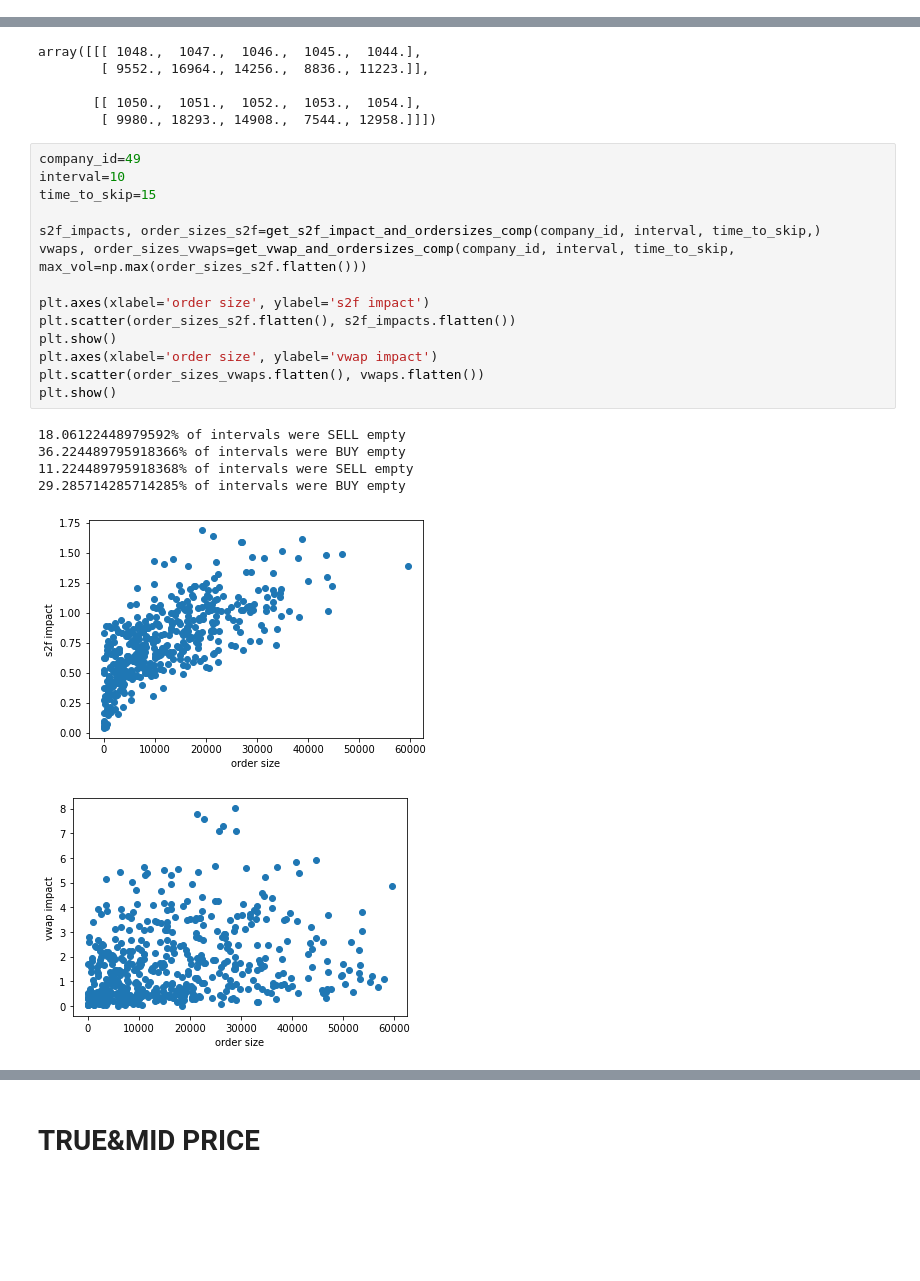
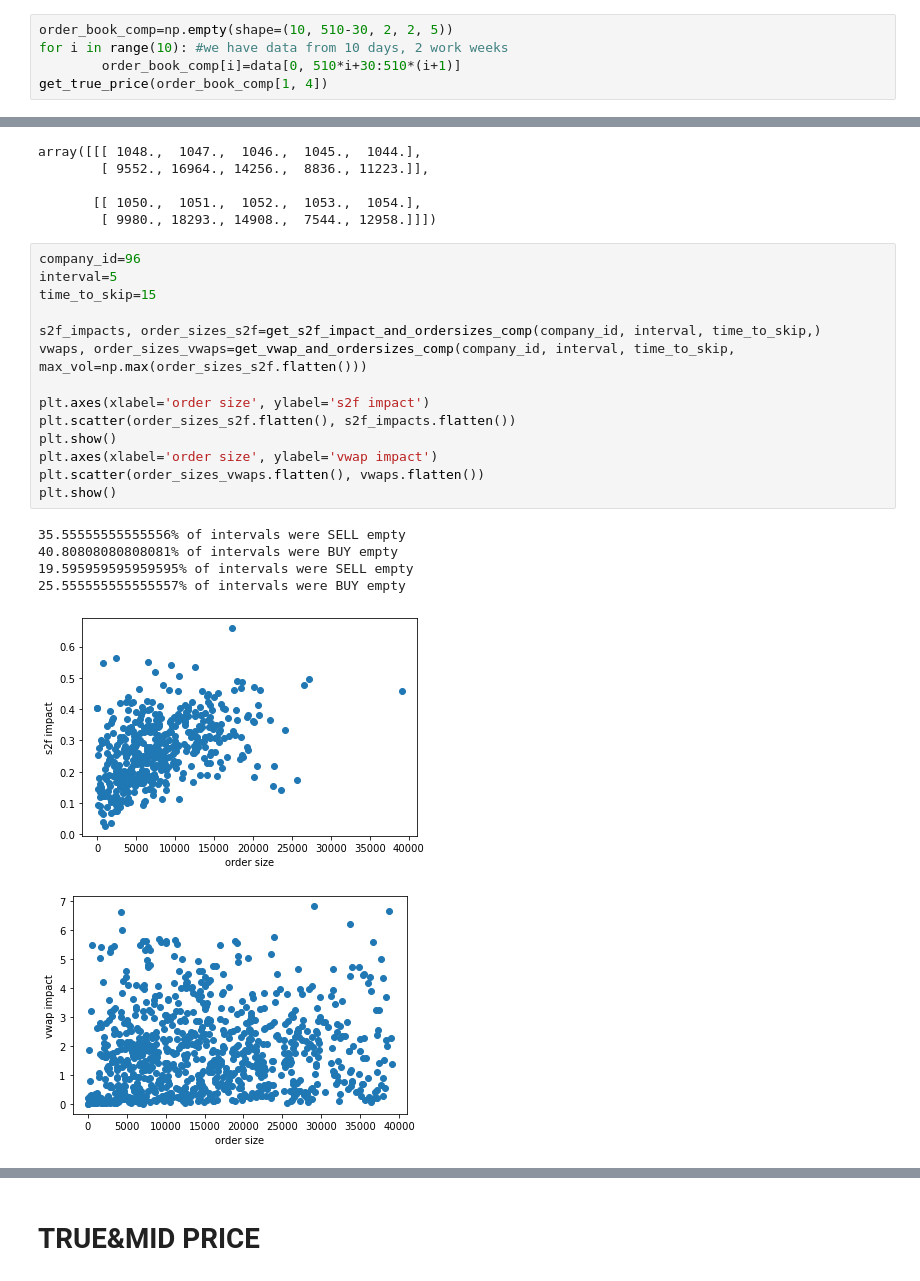
Before and after one commit to kpuchalskixiv/Impact-of-market-microstructure-on-stock-price, a Jupyter notebook: Thesis.ipynb, the cells around one changed output, grey strips where cells are left out. Drawn from its saved outputs; the diff is of its cells as text; blank space fills up the shorter version.

Commit message:
full heatmap 26.11

```diff
--- a/Thesis.ipynb
+++ b/Thesis.ipynb
@@ -879,3 +923,8 @@ def get_next_trade_x_comp(comp_id=3, interval=5, time_to_skip=0, get_x='price'):
             else:
                 raise ValueError
     return next_trade_x
+# %%
+order_book_comp=np.empty(shape=(10, 510-30, 2, 2, 5))
+for i in range(10): #we have data from 10 days, 2 work weeks
+        order_book_comp[i]=data[0, 510*i+30:510*(i+1)]
+get_true_price(order_book_comp[1, 4])
@@ -957,26 +1008,26 @@ array([[[ 1048.,  1047.,  1046.,  1045.,  1044.],
        [[ 1050.,  1051.,  1052.,  1053.,  1054.],
         [ 9980., 18293., 14908.,  7544., 12958.]]])
 # %%
-company_id=49
-interval=10
+company_id=96
+interval=5
 time_to_skip=15
 
 s2f_impacts, order_sizes_s2f=get_s2f_impact_and_ordersizes_comp(company_id, interval, time_to_skip,)
 vwaps, order_sizes_vwaps=get_vwap_and_ordersizes_comp(company_id, interval, time_to_skip, max_vol=np.max(order_sizes_s2f.flatten()))
 
 plt.axes(xlabel='order size', ylabel='s2f impact')
 plt.scatter(order_sizes_s2f.flatten(), s2f_impacts.flatten())
 plt.show()
 plt.axes(xlabel='order size', ylabel='vwap impact')
 plt.scatter(order_sizes_vwaps.flatten(), vwaps.flatten())
 plt.show()
 # %% [output]
-18.06122448979592% of intervals were SELL empty
-36.224489795918366% of intervals were BUY empty
-11.224489795918368% of intervals were SELL empty
-29.285714285714285% of intervals were BUY empty
+35.55555555555556% of intervals were SELL empty
+40.80808080808081% of intervals were BUY empty
+19.595959595959595% of intervals were SELL empty
+25.555555555555557% of intervals were BUY empty
-[figure, old version]
+[figure, new version]
-[figure, old version]
+[figure, new version]
 # %%
 company=1
 interval=5
```
Also changed, not shown: parts of 16 cells of this notebook.
